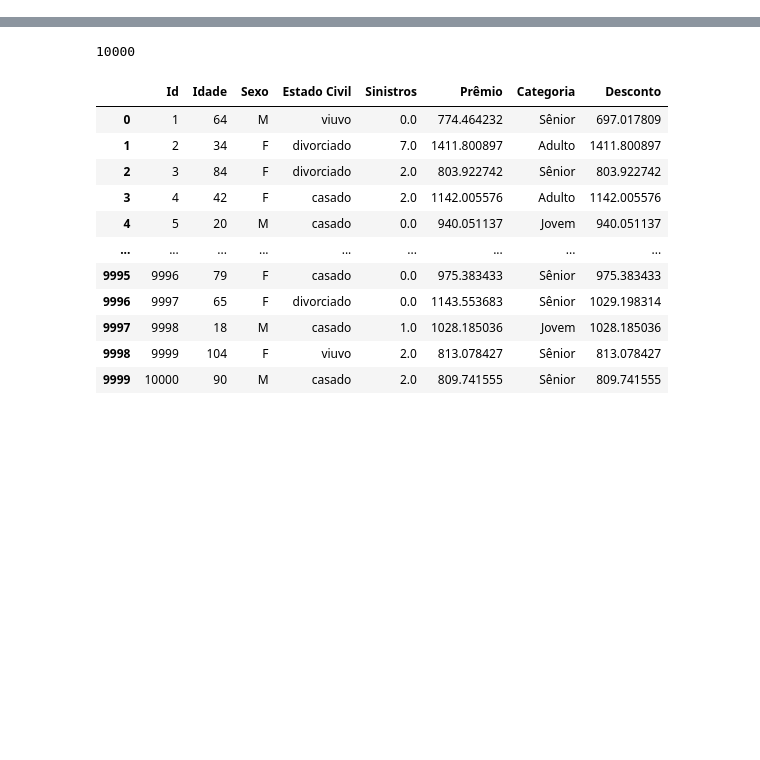
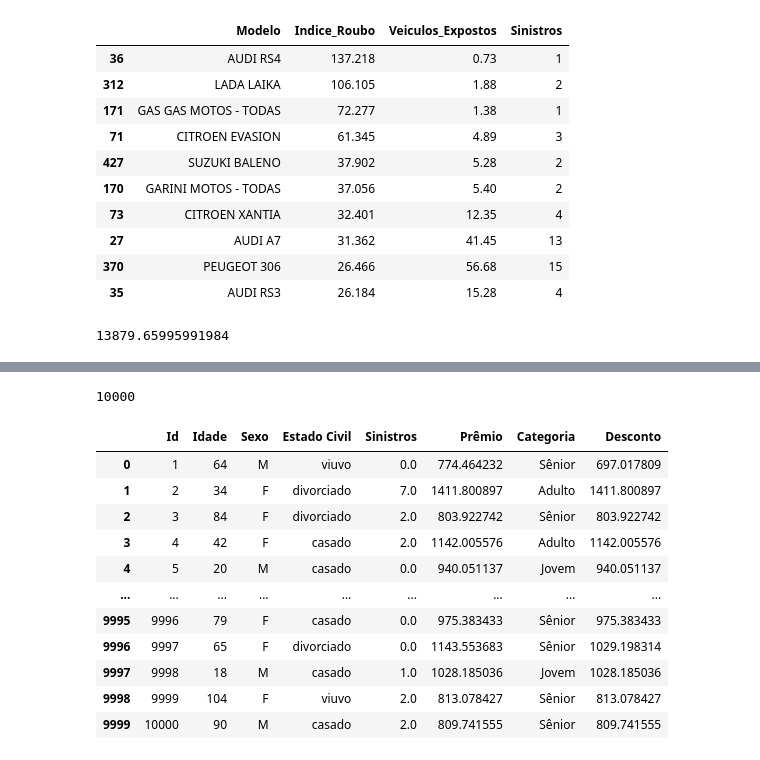
Before and after one commit to erikagascao/alura_data, a Jupyter notebook: semana8.ipynb, the cells around one changed output, grey strips where cells are left out. Cells and saved outputs as stored; diff of their text form; code cells hidden in the pictures; blank space fills up the shorter version.

```diff
--- a/semana8.ipynb
+++ b/semana8.ipynb
@@ -3,0 +6,24 @@ import pandas as pd
+# %%
+basesusep= pd.read_html('https://www2.susep.gov.br/menuestatistica/RankRoubo/resp_menu1.asp', header=0, thousands=".",decimal=",")
+# %%
+dados=basesusep[0]
+dados.columns=['Modelo','Indice_Roubo','Veiculos_Expostos','Sinistros']
+dados['Sinistros']=dados['Sinistros'].astype('int')
+dados['Veiculos_Expostos']=dados['Veiculos_Expostos'].astype('float')
+dados.sort_values(by ='Indice_Roubo',ascending=False).head(10)
+# %% [output]
+|  | Modelo | Indice_Roubo | Veiculos_Expostos | Sinistros |
+| 36 | AUDI RS4 | 137.218 | 0.73 | 1 |
+| 312 | LADA LAIKA | 106.105 | 1.88 | 2 |
+| 171 | GAS GAS MOTOS - TODAS | 72.277 | 1.38 | 1 |
+| 71 | CITROEN EVASION | 61.345 | 4.89 | 3 |
+| 427 | SUZUKI BALENO | 37.902 | 5.28 | 2 |
+| 170 | GARINI MOTOS - TODAS | 37.056 | 5.40 | 2 |
+| 73 | CITROEN XANTIA | 32.401 | 12.35 | 4 |
+| 27 | AUDI A7 | 31.362 | 41.45 | 13 |
+| 370 | PEUGEOT 306 | 26.466 | 56.68 | 15 |
+| 35 | AUDI RS3 | 26.184 | 15.28 | 4 |
+# %%
+dados['Veiculos_Expostos'].mean()
+# %% [output]
+13879.65995991984
```
Also changed, not shown: parts of 8 cells of this notebook, 5 other files.
